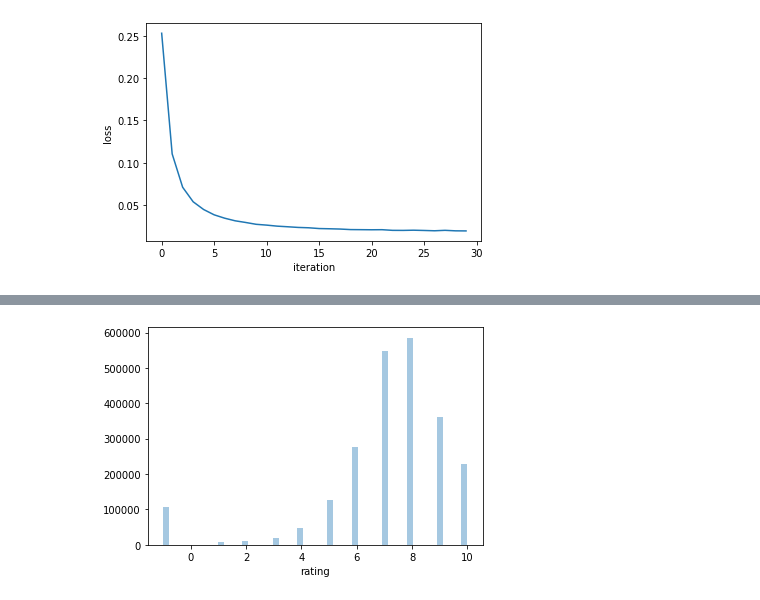
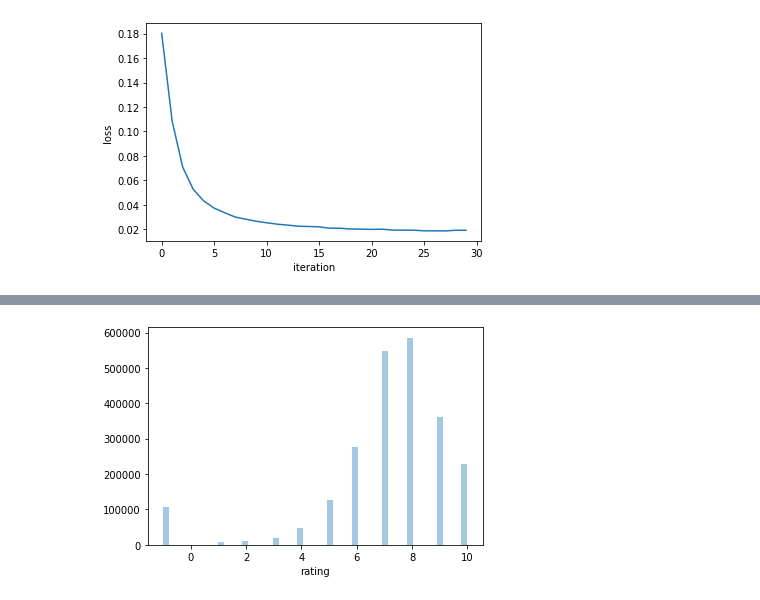
Before and after one commit to DruryXu/SCUthesis, a Jupyter notebook: data_analysis/data_analysis.ipynb, the cells around one changed output, grey strips where cells are left out. Cells and saved outputs as stored; diff of their text form; code cells hidden in the pictures.

```diff
--- a/data_analysis/data_analysis.ipynb
+++ b/data_analysis/data_analysis.ipynb
@@ -25,18 +25,26 @@ plt.show()
 # %%
-loss = [0.2531039550030212, 0.11041744155612015, 0.07096146894889198, 0.05377859725110562,
- 0.044622671564257956, 0.03835699780066107, 0.03437716923451091, 0.03128412372324891,
- 0.029315666233017203, 0.02714866978027847, 0.026185558800014636, 0.024968316463586878,
- 0.02423919501151467, 0.023447535327403433, 0.02303745230186406, 0.02212490043505691,
- 0.021862888989923633, 0.02152913511073426, 0.02089601559603607, 0.020792764879287655,
- 0.020678016592359946, 0.020766532496323514, 0.019994376724562054, 0.019936440221913408,
- 0.02016734930261562, 0.019860407425247348, 0.019492902299603793, 0.02001899021848884,
- 0.019420548701896394, 0.019322245990735495]
+# loss = [0.2531039550030212, 0.11041744155612015, 0.07096146894889198, 0.05377859725110562,
+#  0.044622671564257956, 0.03835699780066107, 0.03437716923451091, 0.03128412372324891,
+#  0.029315666233017203, 0.02714866978027847, 0.026185558800014636, 0.024968316463586878,
+#  0.02423919501151467, 0.023447535327403433, 0.02303745230186406, 0.02212490043505691,
+#  0.021862888989923633, 0.02152913511073426, 0.02089601559603607, 0.020792764879287655,
+#  0.020678016592359946, 0.020766532496323514, 0.019994376724562054, 0.019936440221913408,
+#  0.02016734930261562, 0.019860407425247348, 0.019492902299603793, 0.02001899021848884,
+#  0.019420548701896394, 0.019322245990735495]
+loss = [0.18030898087022273, 0.10848601644591498, 0.0709805096193708, 0.0527580640736663,
+        0.043247173574194504, 0.03734086560867708, 0.0335774526962298, 0.030060293921356455,
+        0.028271445582630114, 0.026635097122290084, 0.025345283139165883, 0.024212969759301893,
+        0.023434833138787258, 0.02255711258725834, 0.0223114990172638, 0.02200024780382737,
+        0.020914185943746003, 0.020875434378049923, 0.02028482928001763, 0.020124117336000058,
+        0.01994991355278006, 0.020115463519858216, 0.019422970193320926, 0.019307259660603076,
+        0.01928419077902894, 0.018771222958243548, 0.018768842033407184, 0.01869189932446103,
+        0.019206361817647653, 0.019255725324471465]
 x_data = [i for i in range(30)]
 plt.plot(x_data, loss)
 plt.xlabel("iteration")
 plt.ylabel("loss")
 plt.savefig('LFM_loss.jpg')
 plt.show()
 # %% [output]
-[figure, old version]
+[figure, new version]
 # %%
```
Also changed, not shown: parts of 4 cells of this notebook, 22 other files.
